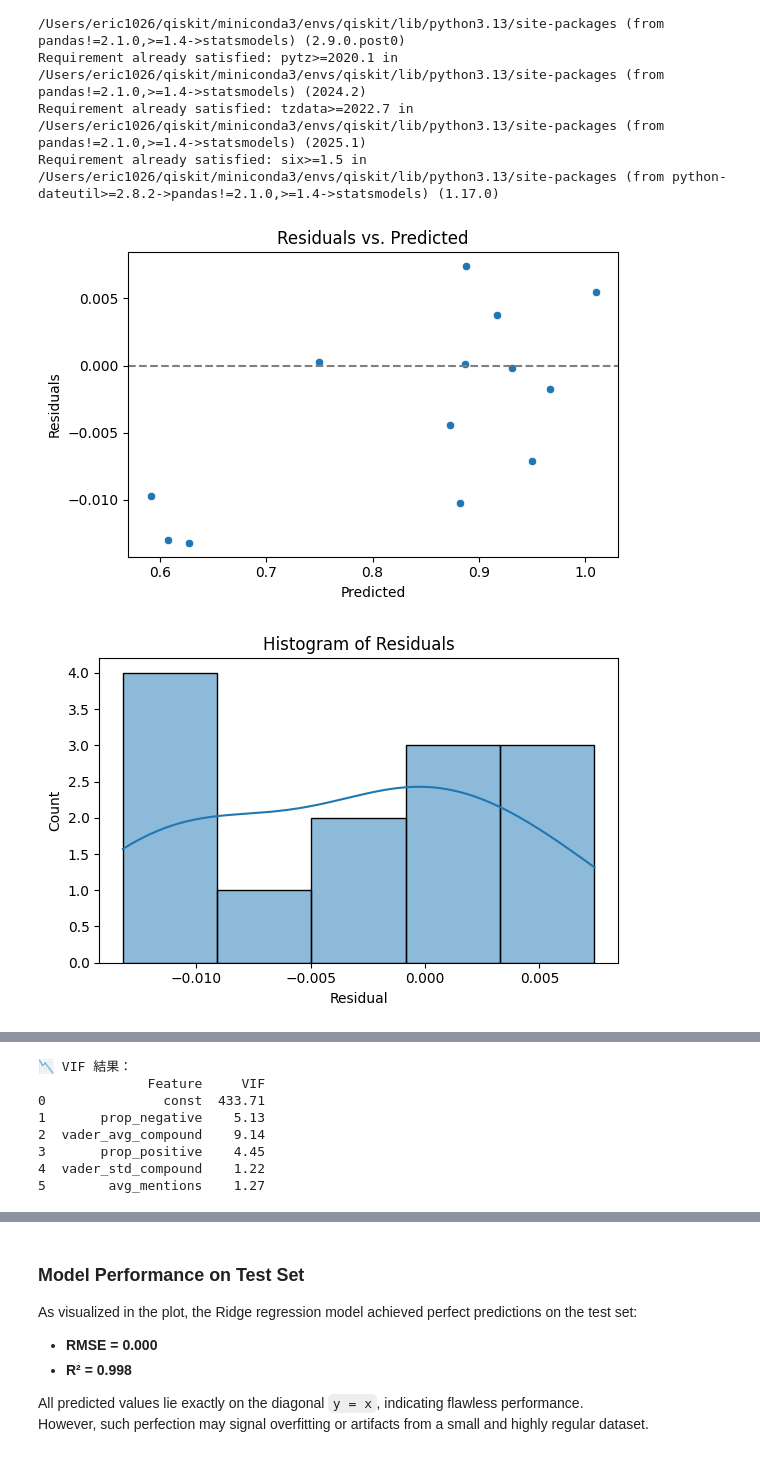
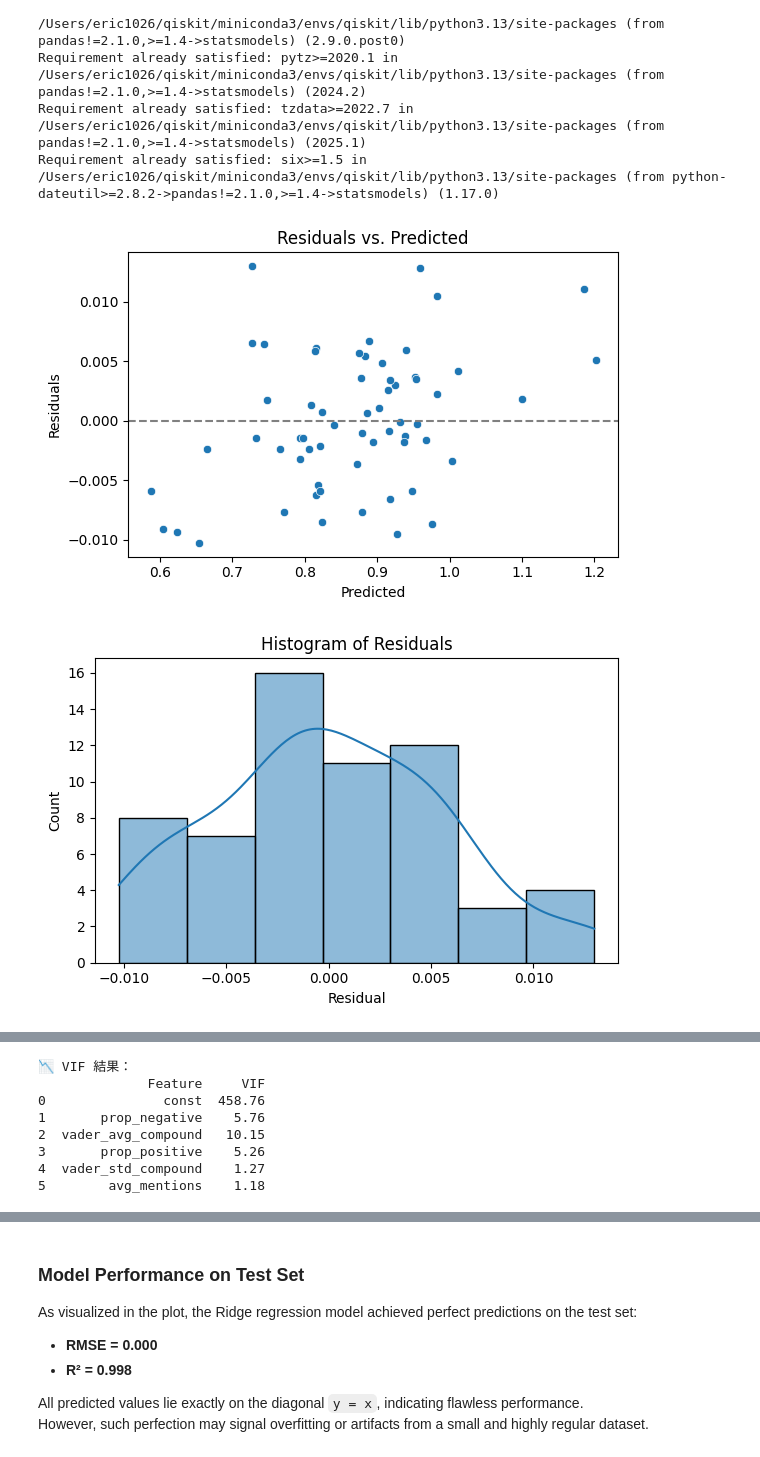
Before and after one commit to eric2003-tj/Python_ML_final, a Jupyter notebook: train_new.ipynb, the cells around one changed output, grey strips where cells are left out. Saved outputs shown, nothing was run; the diff lists cells and outputs as text; code cells hidden in the pictures.

Commit message:
fix train

```diff
--- a/train_new.ipynb
+++ b/train_new.ipynb
@@ -421,30 +398,25 @@ top5_features = ['prop_negative', 'vader_avg_compound', 'prop_positive', 'vader_
 X = df[top5_features]
 y = df["avg_sentiment_score"]
 
-# === 2. 資料切分 ===
-X_train, X_test, y_train, y_test = train_test_split(
-    X, y, test_size=0.2, random_state=42
-)
-
 # === 3. GridSearchCV for Ridge Regression ===
 param_grid = {'alpha': [0.01, 0.1, 1.0, 10, 100]}
 grid = GridSearchCV(Ridge(), param_grid, cv=5, scoring='neg_mean_squared_error')
-grid.fit(X_train, y_train)
+grid.fit(X, y)
 
 best_model = grid.best_estimator_
 print(f"✅ Best alpha: {best_model.alpha}")
 
 # === 4. 預測與評估 ===
-y_pred = best_model.predict(X_test)
-rmse = mean_squared_error(y_test, y_pred)
-r2 = r2_score(y_test, y_pred)
+y_pred = best_model.predict(X)
+rmse = mean_squared_error(y, y_pred)
+r2 = r2_score(y, y_pred)
 
 print(f"RMSE: {rmse:.4f}")
 print(f"R²: {r2:.4f}")
 
 # === 5. 視覺化 ===
 plt.figure(figsize=(6, 6))
-sns.scatterplot(x=y_test, y=y_pred)
+sns.scatterplot(x=y, y=y_pred)
 plt.plot([0, 2], [0, 2], linestyle='--', color='gray')
 plt.xlabel("Actual Avg Sentiment Score")
 plt.ylabel("Predicted")
@@ -478,39 +450,39 @@ from sklearn.linear_model import Ridge
 from statsmodels.stats.outliers_influence import variance_inflation_factor
 
 # === 1. 殘差與預測 ===
-residuals = y_test - y_pred
+residuals = y - y_pred
 
 plt.figure(figsize=(6, 4))
 sns.scatterplot(x=y_pred, y=residuals)
 plt.axhline(0, linestyle="--", color="gray")
 plt.xlabel("Predicted")
 plt.ylabel("Residuals")
 plt.title("Residuals vs. Predicted")
 plt.tight_layout()
 plt.show()
 
 # === 2. 殘差常態分布檢查 ===
 # (a) Histogram
 plt.figure(figsize=(6, 4))
 sns.histplot(residuals, kde=True)
 plt.title("Histogram of Residuals")
 plt.xlabel("Residual")
 plt.tight_layout()
 plt.show()
 
 # (b) Q-Q Plot
 sm.qqplot(residuals, line='45', fit=True)
 plt.title("Q-Q Plot of Residuals")
 plt.tight_layout()
 plt.show()
 
 # === 3. 共線性檢查 (VIF) ===
-X_with_const = sm.add_constant(X_train)
+X_with_const = sm.add_constant(X)
 vif_data = pd.DataFrame()
 vif_data["Feature"] = X_with_const.columns
 vif_data["VIF"] = [variance_inflation_factor(X_with_const.values, i) for i in range(X_with_const.shape[1])]
 print("\n📉 VIF 結果：")
 print(vif_data.round(2))
 # %% [output]
-[figure, old version]
+[figure, new version]
-[figure, old version]
+[figure, new version]
@@ -518,11 +490,11 @@ print(vif_data.round(2))
 📉 VIF 結果：
               Feature     VIF
-0               const  433.71
-1       prop_negative    5.13
-2  vader_avg_compound    9.14
-3       prop_positive    4.45
-4  vader_std_compound    1.22
-5        avg_mentions    1.27
+0               const  458.76
+1       prop_negative    5.76
+2  vader_avg_compound   10.15
+3       prop_positive    5.26
+4  vader_std_compound    1.27
+5        avg_mentions    1.18
 # %% [markdown]
 ### ✅ Linear Assumption Diagnostics for Ridge Regression
 
```
Also changed, not shown: parts of 17 cells of this notebook.
